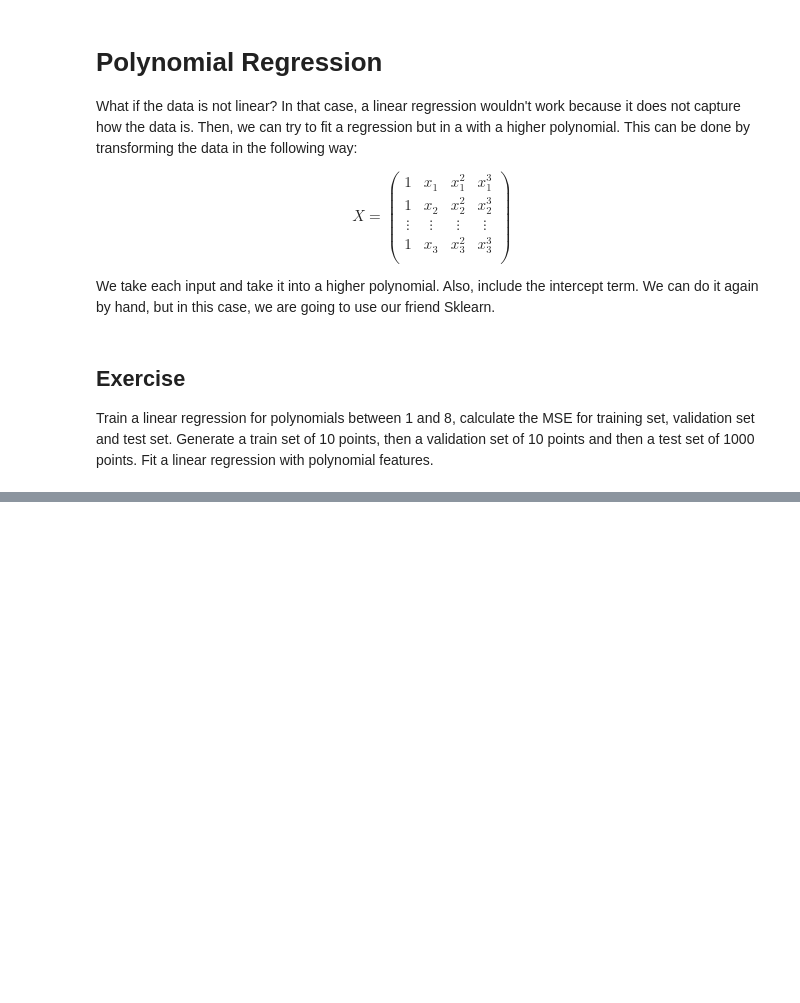
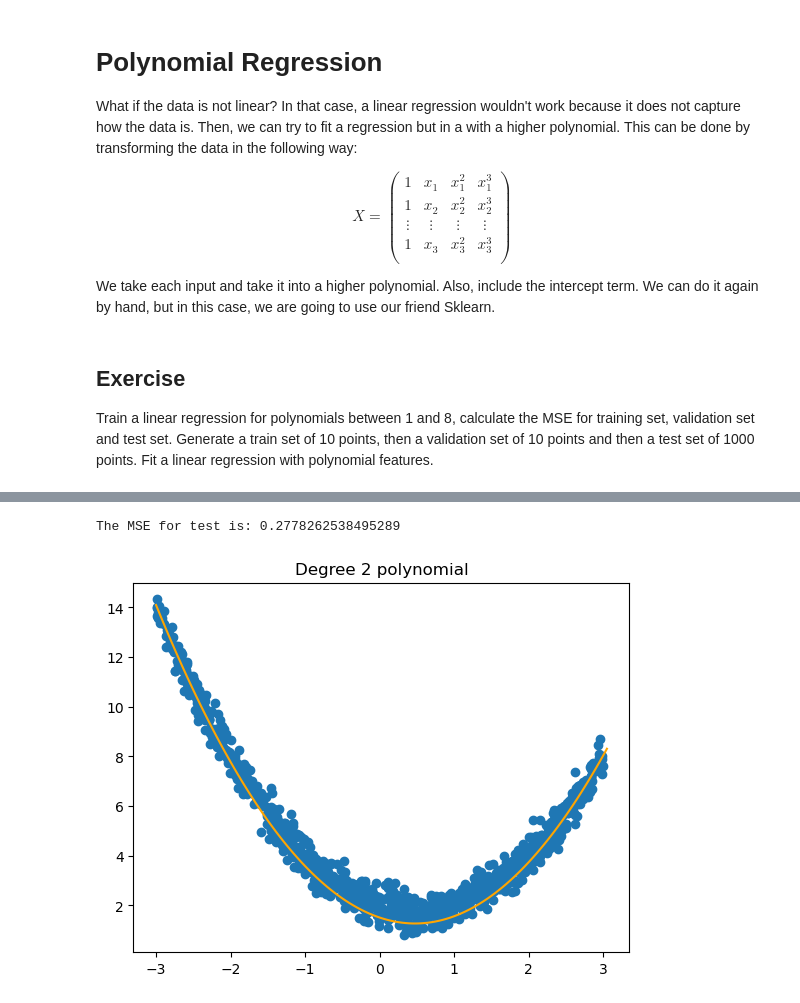
Before and after one commit to afrincon2/Machine_learning, a Jupyter notebook: LinearRegression/LinearRegression-Ex.ipynb, the cells around one changed output, grey strips where cells are left out. Saved outputs shown, nothing was run; the diff lists cells and outputs as text; code cells hidden in the pictures; blank space fills up the shorter version.

```diff
--- a/LinearRegression/LinearRegression-Ex.ipynb
+++ b/LinearRegression/LinearRegression-Ex.ipynb
@@ -397,0 +386,13 @@ plt.show()
+# %%
+#Test the model with 1000 points and find the MSE
+data_test=sample_ds(1000)
+data_test_x,data_test_y=data_test
+MSE_test=validation(data_test_x,data_test_y,save_model)
+print("The MSE for test is:", MSE_test)
+plt.scatter(data_test_x,data_test_y)
+plt.plot(save_fitcurve_x,save_fitcurve_y,color="orange")
+plt.title("Degree {} polynomial".format(degree))
+plt.show()
+# %% [output]
+The MSE for test is: 0.2778262538495289
+[figure, added]
```
Also changed, not shown: parts of 6 cells of this notebook.
